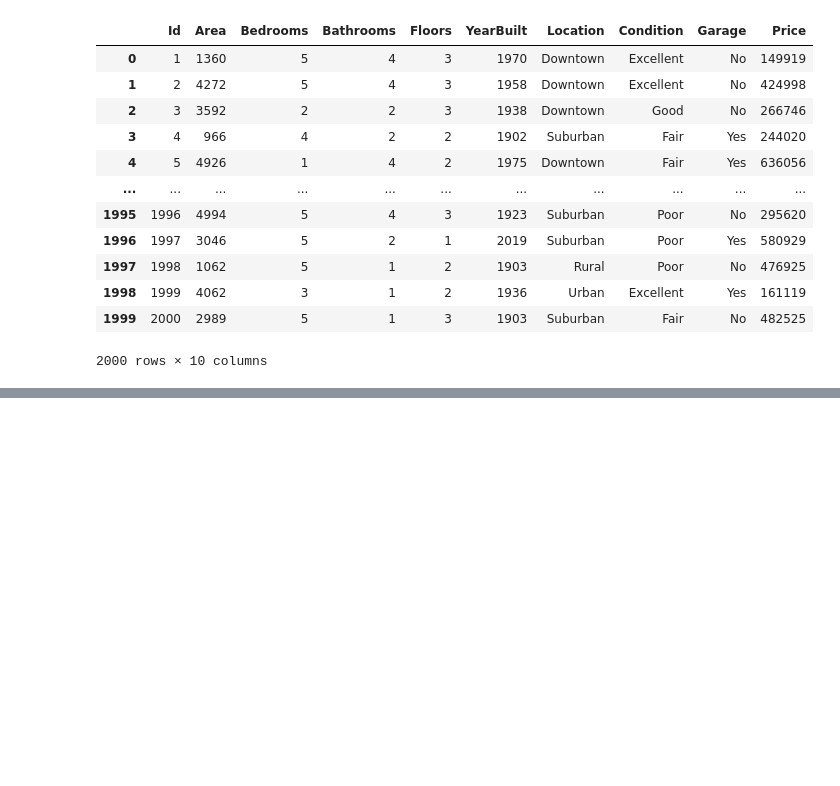
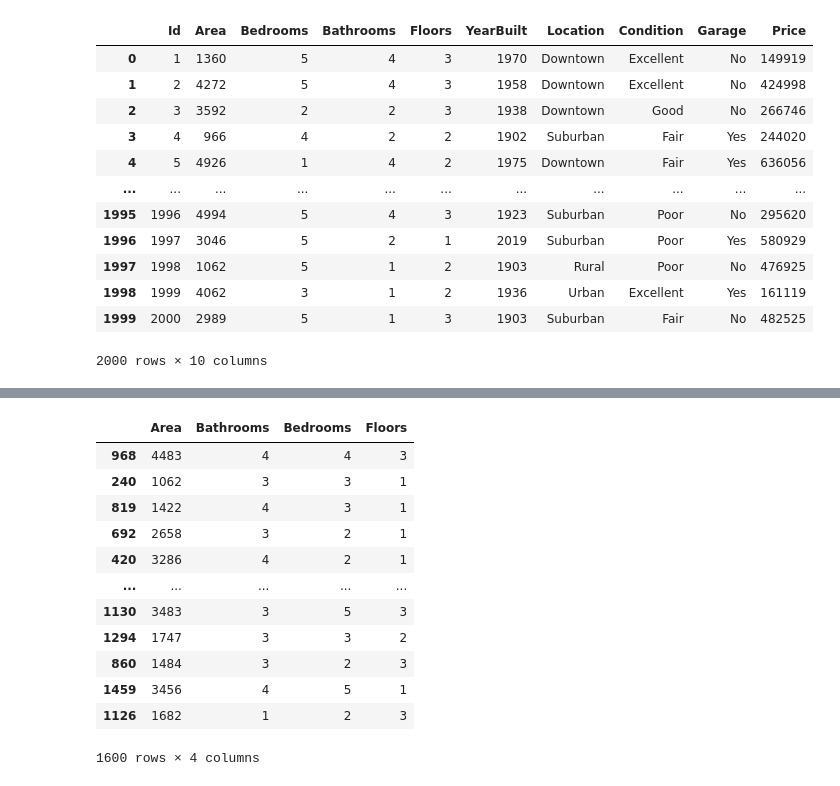
Before and after one commit to BhanuPrakash-Guniganti/python-for-ml, a Jupyter notebook: House_Price_Predection.ipynb, the cells around one changed output, grey strips where cells are left out. Cells and saved outputs as stored; diff of their text form; code cells hidden in the pictures; blank space fills up the shorter version.

```diff
--- a/House_Price_Predection.ipynb
+++ b/House_Price_Predection.ipynb
@@ -20,3 +20,6 @@ home
 | 1998 | 1999 | 4062 | 3 | 1 | 2 | 1936 | Urban | Excellent | Yes | 161119 |
 | 1999 | 2000 | 2989 | 5 | 1 | 3 | 1903 | Suburban | Fair | No | 482525 |
 2000 rows × 10 columns
+# %%
+x=home[['Area', 'Bathrooms', 'Bedrooms', 'Floors' ]]
+y=home['Price']
@@ -22,0 +43,20 @@ home
+# %%
+
+from sklearn.model_selection import train_test_split
+x_train, x_test, y_train, y_test = train_test_split(x, y, test_size=0.2, random_state=42)
+# %%
+x_train
+# %% [output]
+|  | Area | Bathrooms | Bedrooms | Floors |
+| 968 | 4483 | 4 | 4 | 3 |
+| 240 | 1062 | 3 | 3 | 1 |
+| 819 | 1422 | 4 | 3 | 1 |
+| 692 | 2658 | 3 | 2 | 1 |
+| 420 | 3286 | 4 | 2 | 1 |
+| ... | ... | ... | ... | ... |
+| 1130 | 3483 | 3 | 5 | 3 |
+| 1294 | 1747 | 3 | 3 | 2 |
+| 860 | 1484 | 3 | 2 | 3 |
+| 1459 | 3456 | 4 | 5 | 1 |
+| 1126 | 1682 | 1 | 2 | 3 |
+1600 rows × 4 columns
```
Also changed, not shown: parts of 16 cells of this notebook.
